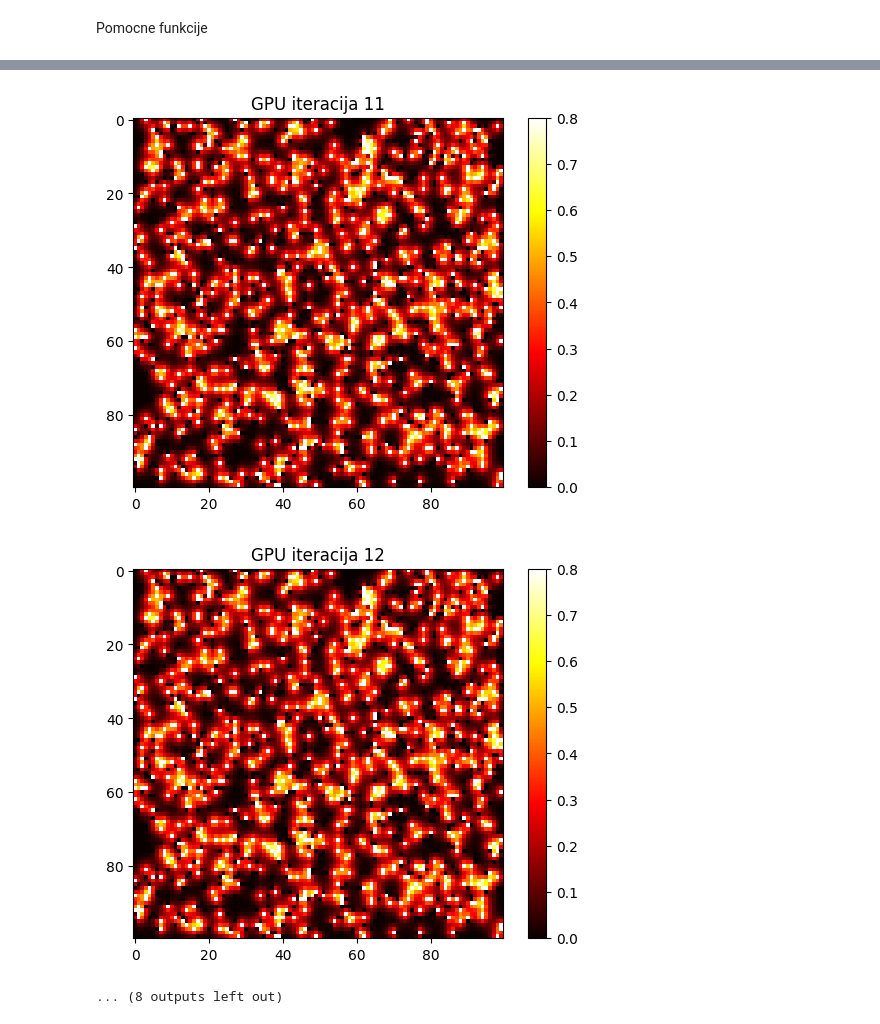
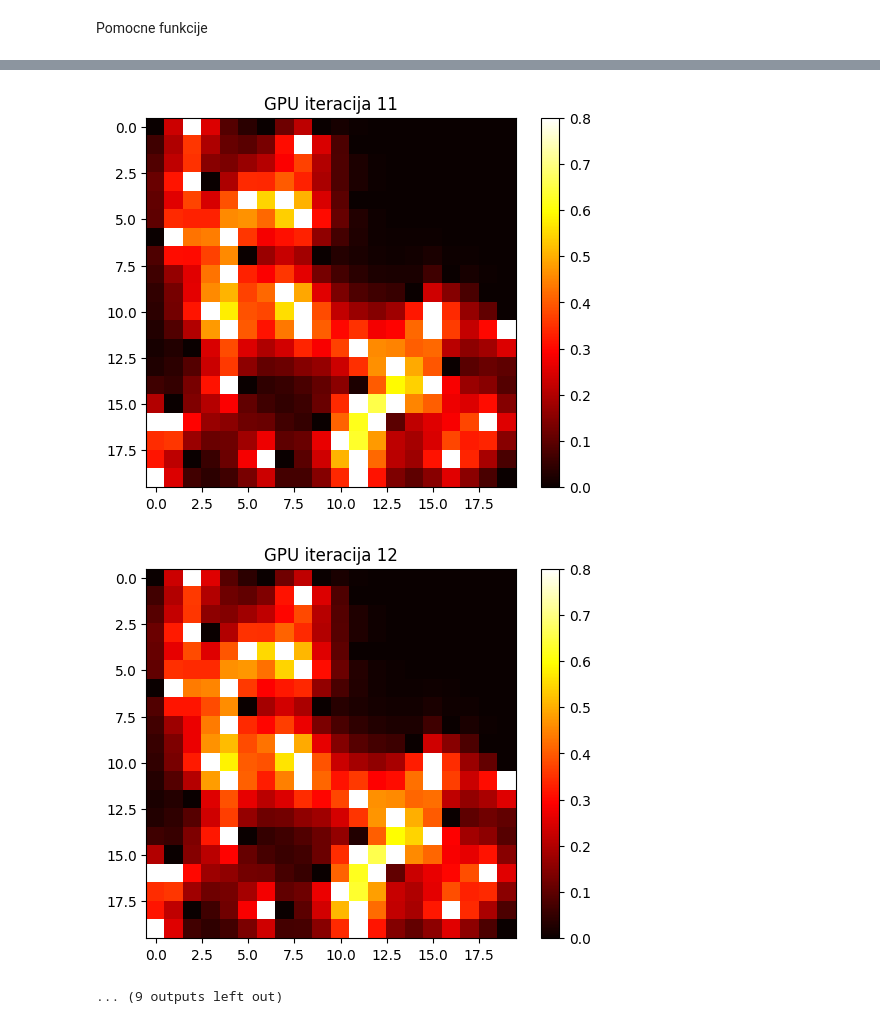
Before and after one commit to akatic47/Paralelni_algoritmi, a Jupyter notebook: Drugi_projekat.ipynb, the cells around one changed output, grey strips where cells are left out. Drawn from its saved outputs; the diff is of its cells as text; code cells hidden in the pictures.

```diff
--- a/Drugi_projekat.ipynb
+++ b/Drugi_projekat.ipynb
@@ -132,5 +141,5 @@ GPU
 # %%
-mod2 = SourceModule("""
+mod = SourceModule("""
 __global__ void apply_sources_cleaners_kernel(
         unsigned char *cell_type,
         float *conc,
@@ -157,4 +166,4 @@ __global__ void apply_sources_cleaners_kernel(
 }
 """)
 
-apply_sources_cleaners_kernel = mod2.get_function("apply_sources_cleaners_kernel")
+apply_sources_cleaners_kernel = mod.get_function("apply_sources_cleaners_kernel")
@@ -164,12 +218,14 @@ import random
 import matplotlib.pyplot as plt
 
 
-h = 100
-w = 100
+h = 20
+w = 20
 t = 20
 decay = 0.05
 source_value = 0.8
 absorb_value = 0.3
+
+danger_threshold = 0.2
 
 
 cell_type = np.zeros((h,w), dtype=np.uint8)
@@ -209,11 +240,22 @@ cuda.memcpy_htod(conc_gpu, conc)
 cell_type_gpu = cuda.mem_alloc(cell_type.nbytes)
 cuda.memcpy_htod(cell_type_gpu, cell_type)
 
+danger_count = np.zeros((h,w), dtype = np.int32)
+danger_count_gpu = cuda.mem_alloc(danger_count.nbytes)
+cuda.memcpy_htod(danger_count_gpu,danger_count)
+
+
+danger_counter = np.zeros(1, dtype=np.int32)
+danger_counter_gpu = cuda.mem_alloc(danger_counter.nbytes)
+cuda.memcpy_htod(danger_counter_gpu, danger_counter)
+
+
 for a in range(t):
 
     conc_pad = np.pad(conc, (1, 1), mode='constant', constant_values=0).astype(np.float32)
     conc_pad_gpu = cuda.mem_alloc(conc_pad.nbytes)
     cuda.memcpy_htod(conc_pad_gpu, conc_pad)
+
 
     diffusion_step_kernel(
         conc_pad_gpu, conc_gpu,
@@ -230,10 +272,38 @@ for a in range(t):
         grid=(math.ceil(w/32), math.ceil(h/32), 1)
     )
 
+    count_danger_kernel(
+        conc_gpu,
+        danger_count_gpu,
+        np.float32(danger_threshold),
+        np.int32(h),
+        np.int32(w),
+        block=(32, 32, 1),
+        grid=(math.ceil(w/32), math.ceil(h/32), 1)
+    )
+
     cuda.memcpy_dtoh(conc, conc_gpu)
 
     plt.imshow(conc, cmap='hot', interpolation='nearest')
     plt.title(f"GPU iteracija {a+1}")
     plt.colorbar()
     plt.show()
+
+
+
+cuda.memcpy_dtoh(danger_count,danger_count_gpu)
+print(danger_count)
+
+
+count_ever_dangerous_kernel(
+    danger_count_gpu,
+    danger_counter_gpu,
+    np.int32(h),
+    np.int32(w),
+    block=(32, 32, 1),
+    grid=(math.ceil(w/32), math.ceil(h/32), 1)
+)
+
+cuda.memcpy_dtoh(danger_counter, danger_counter_gpu)
+print("Broj ćelija koje su ikada bile opasne:", danger_counter[0])
 # %% [output]
@@ -250,3 +320,3 @@ for a in range(t):
-[figure, old version]
+[figure, new version]
-[figure, old version]
+[figure, new version]
-... (8 outputs left out)
+... (9 outputs left out)
```
Also changed, not shown: parts of 19 cells of this notebook.
